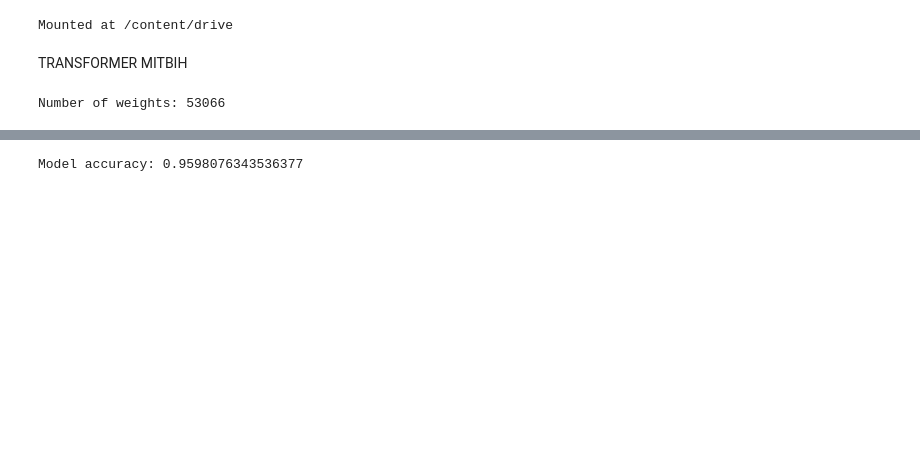
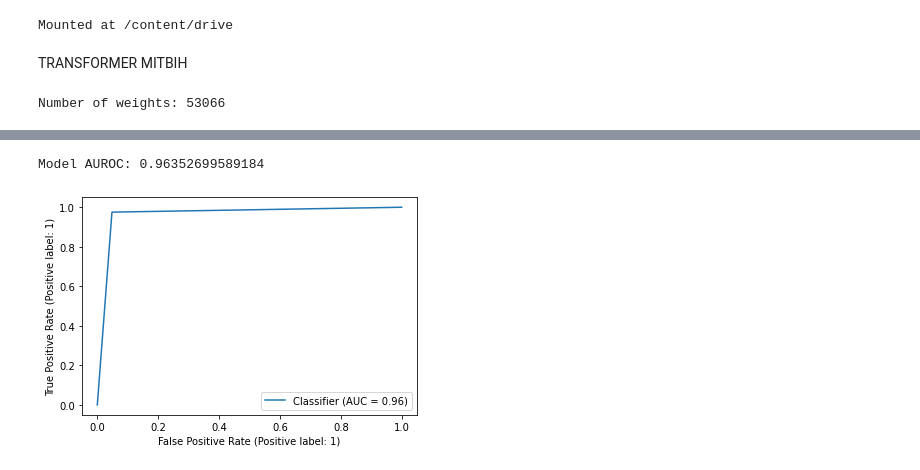
Before and after one commit to ravifrancesco/ECG_Heartbeat_Classification, a Jupyter notebook: PTB/transformer_PTB.ipynb, the cells around one changed output, grey strips where cells are left out. Cells and saved outputs as stored; diff of their text form; code cells hidden in the pictures; blank space fills up the shorter version.

```diff
--- a/PTB/transformer_PTB.ipynb
+++ b/PTB/transformer_PTB.ipynb
@@ -218,8 +219,6 @@ model.load_weights(file_path)
-# %%
-Y_pred_test = model.predict(X_test)
-Y_pred_test = np.argmax(Y_pred_test, axis=1)
-m = tf.keras.metrics.Accuracy()
-m.update_state(y_test, Y_pred_test)
-print("Model accuracy: {}".format(m.result().numpy()))
-# %% [output]
-Model accuracy: 0.9598076343536377
+# %%
+RocCurveDisplay.from_predictions(y_test.reshape(-1,1), pred_test)
+print("Model AUROC: {}".format(roc_auc_score(y_test.reshape(-1,1), pred_test, average=None)))
+# %% [output]
+Model AUROC: 0.96352699589184
+[figure, added]
```
Also changed, not shown: parts of 9 cells of this notebook, 9 other files.
